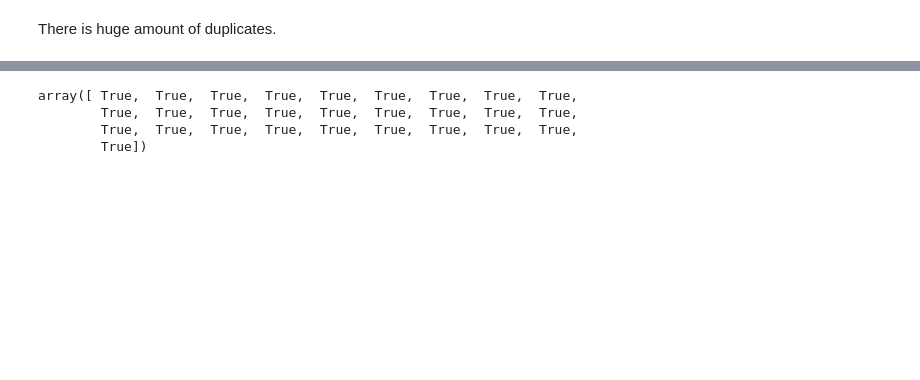
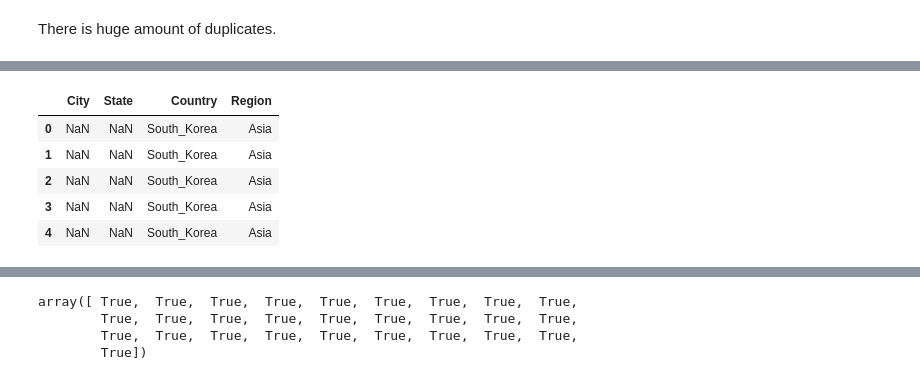
Before and after one commit to Luk-kar/DS_salaries_project, a Jupyter notebook: _002_data_cleaning_europe.ipynb, the cells around one changed output, grey strips where cells are left out. Cells and saved outputs as stored; diff of their text form; code cells hidden in the pictures; blank space fills up the shorter version.

```diff
--- a/_002_data_cleaning_europe.ipynb
+++ b/_002_data_cleaning_europe.ipynb
@@ -319,0 +2266,9 @@ dfs['United_States'].iloc[: , -4:30].head()
+# %%
+dfs['South_Korea'].iloc[: , -4:30].head()
+# %% [output]
+|  | City | State | Country | Region |
+| 0 | NaN | NaN | South_Korea | Asia |
+| 1 | NaN | NaN | South_Korea | Asia |
+| 2 | NaN | NaN | South_Korea | Asia |
+| 3 | NaN | NaN | South_Korea | Asia |
+| 4 | NaN | NaN | South_Korea | Asia |
```
Also changed, not shown: parts of 418 cells of this notebook, 9 other files.
